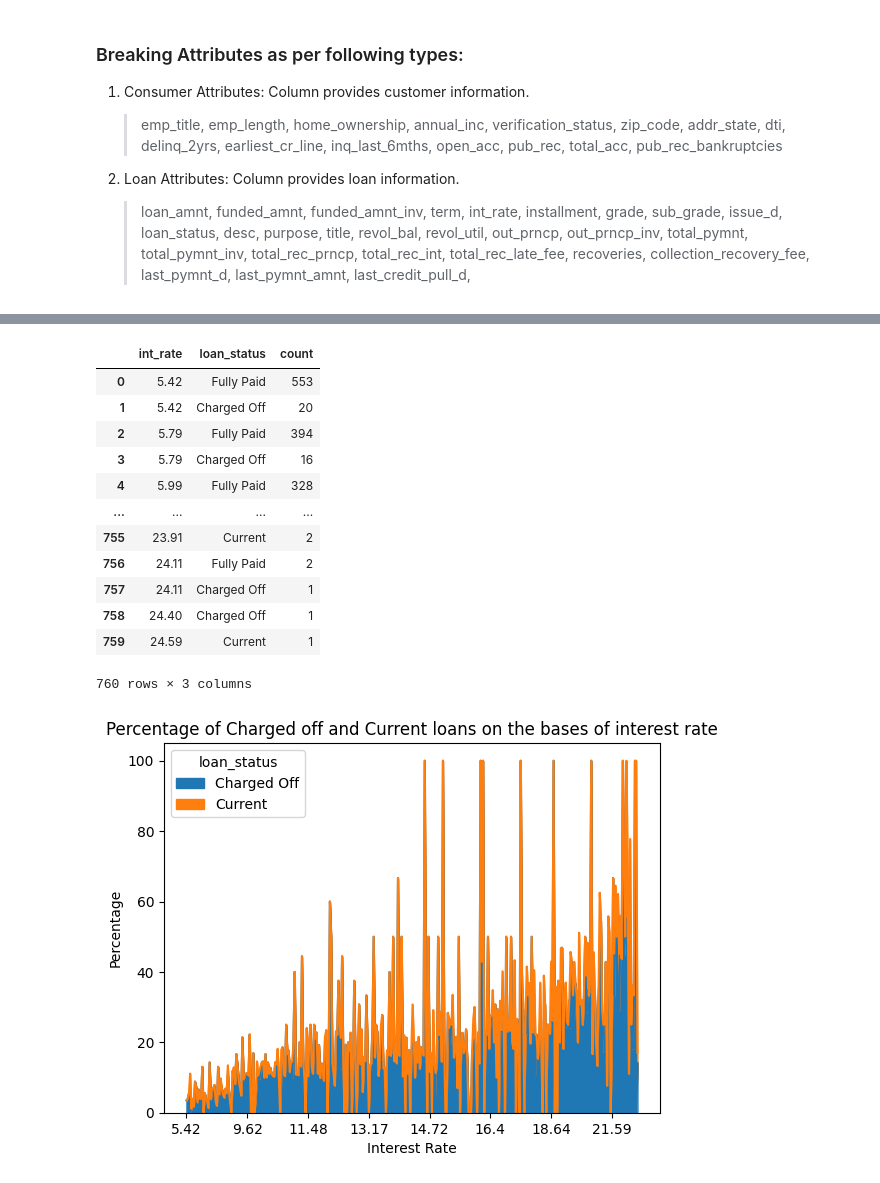
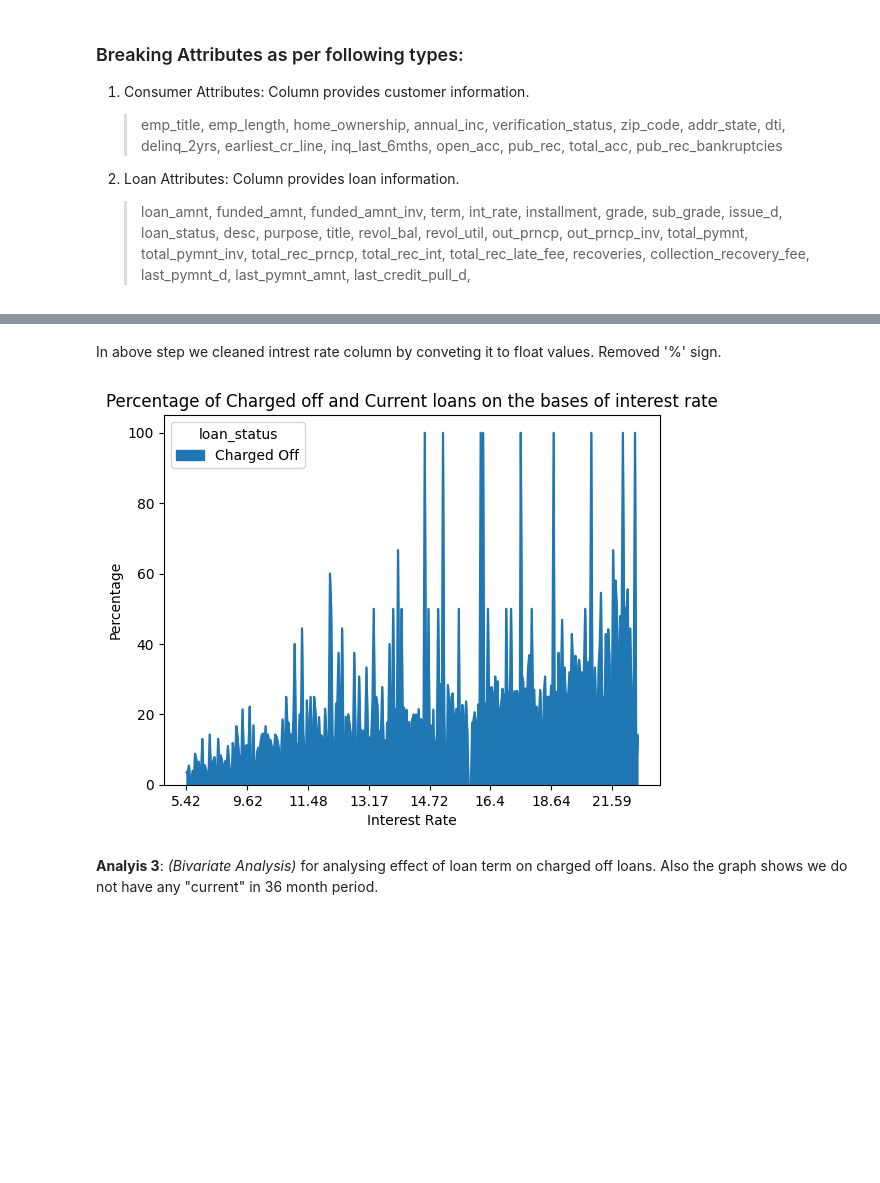
Before and after one commit to AshishTondon/LendingClubCaseStudy, a Jupyter notebook: lendling_club_analysis.ipynb, the cells around one changed output, grey strips where cells are left out. Saved outputs shown, nothing was run; the diff lists cells and outputs as text; code cells hidden in the pictures; blank space fills up the shorter version.

```diff
--- a/lendling_club_analysis.ipynb
+++ b/lendling_club_analysis.ipynb
@@ -213,40 +176,43 @@ plt.show()
 # %%
 loadData["int_rate"] = loadData.int_rate.apply(lambda rate: float(rate.replace("%", "")))
-# %%
-
-loan_rate = loadData.groupby("int_rate").loan_status.value_counts().reset_index()
-loan_rate
-# %% [output]
-|  | int_rate | loan_status | count |
-| 0 | 5.42 | Fully Paid | 553 |
-| 1 | 5.42 | Charged Off | 20 |
-| 2 | 5.79 | Fully Paid | 394 |
-| 3 | 5.79 | Charged Off | 16 |
-| 4 | 5.99 | Fully Paid | 328 |
-| ... | ... | ... | ... |
-| 755 | 23.91 | Current | 2 |
-| 756 | 24.11 | Fully Paid | 2 |
-| 757 | 24.11 | Charged Off | 1 |
-| 758 | 24.40 | Charged Off | 1 |
-| 759 | 24.59 | Current | 1 |
-760 rows × 3 columns
+# %% [markdown]
+In above step we cleaned intrest rate column by conveting it to float values. Removed '%' sign.
+# %%
+
+pivotInterestRate = pd.pivot_table(data=loadData.groupby("int_rate").loan_status.value_counts().reset_index(),
+                         values="count",
+                         index="int_rate",
+                         columns="loan_status",
+                         fill_value=0,
+                         margins=True,
+                         aggfunc=np.sum)
+
+pivotInterestRate["Charged Off"] = pivotInterestRate.apply(lambda row: round((row["Charged Off"]/row["All"])*100, 2), axis=1)
+
+pivotInterestRate.drop(labels=["All", "Fully Paid","Current"], axis=1, inplace=True)
+# %%
+pivotInterestRate.plot.area()
+
+plt.xlabel("Interest Rate")
+plt.ylabel("Percentage")
+plt.title("Percentage of Charged off and Current loans on the bases of interest rate")
+
+plt.show()
+# %% [output]
+[figure, added]
+# %% [markdown]
+**Analyis 3**: *(Bivariate Analysis)* for analysing effect of loan term on charged off loans. Also the graph shows we do not have any "current" in 36 month period.
 # %%
-new_tab = pd.pivot_table(data=loan_rate, values="count", index="int_rate", columns="loan_status", fill_value=0, margins=True, aggfunc=np.sum)
+pivotLoanTerm = pd.pivot_table(data=loadData.groupby("term").loan_status.value_counts().reset_index(),
+                          values="count",
+                          index="term",
+                          columns="loan_status",
+                          fill_value=0,
+                          margins=True,
+                          aggfunc=np.sum)
 
-new_tab["Charged Off"] = new_tab.apply(lambda row: round((row["Charged Off"]/row["All"])*100, 2), axis=1)
-new_tab["Current"] = new_tab.apply(lambda row: round((row["Current"]/row["All"])*100, 2), axis=1)
-new_tab["Fully Paid"] = new_tab.apply(lambda row: round((row["Fully Paid"]/row["All"])*100, 2), axis=1)
+pivotLoanTerm["Charged Off"] = pivotLoanTerm.apply(lambda row: round((row["Charged Off"]/row["All"])*100, 2), axis=1)
+pivotLoanTerm["Current"] = pivotLoanTerm.apply(lambda row: round((row["Current"]/row["All"])*100, 2), axis=1)
 
-new_tab.drop(labels=["All", "Fully Paid"], axis=1, inplace=True)
-
-# new_tab
-
-new_tab.plot.area()
-
-plt.xlabel("Interest Rate")
-plt.ylabel("Percentage")
-plt.title("Percentage of Charged off and Current loans on the bases of interest rate")
-
-plt.show()
+pivotLoanTerm.drop(labels=["All","Fully Paid"], axis=1, inplace=True)
+pivotLoanTerm.reset_index(inplace=True)
-# %% [output]
-[figure, removed]
```
Also changed, not shown: parts of 35 cells of this notebook.
